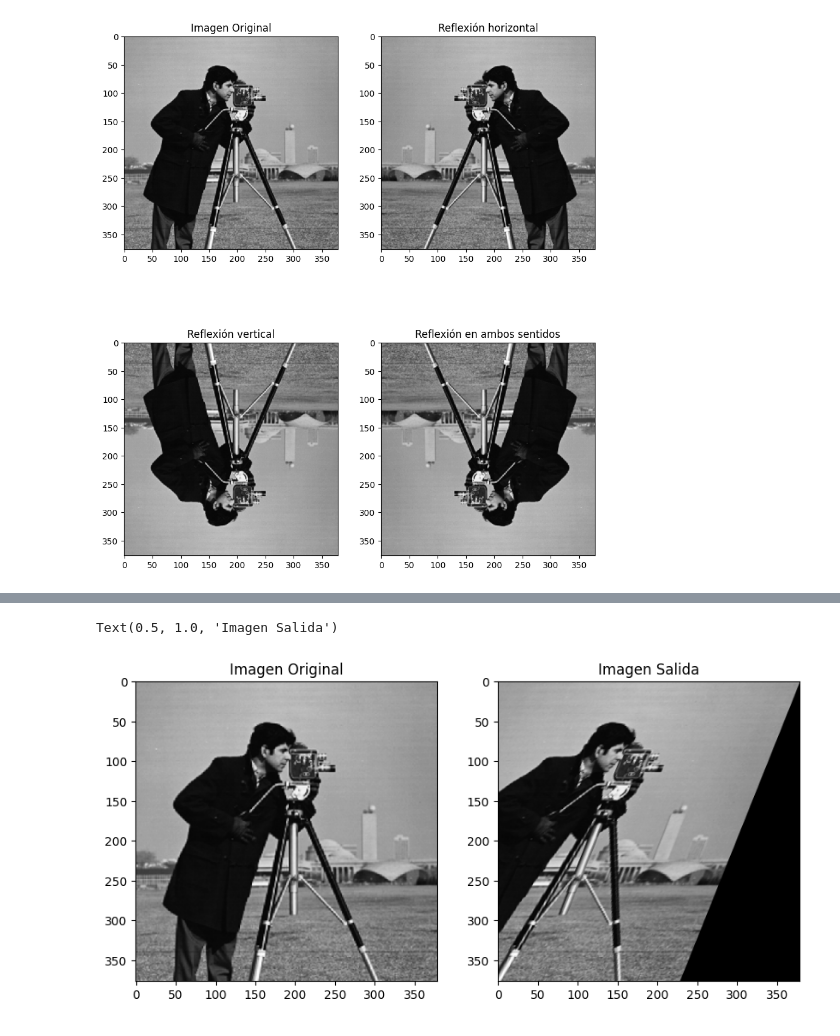
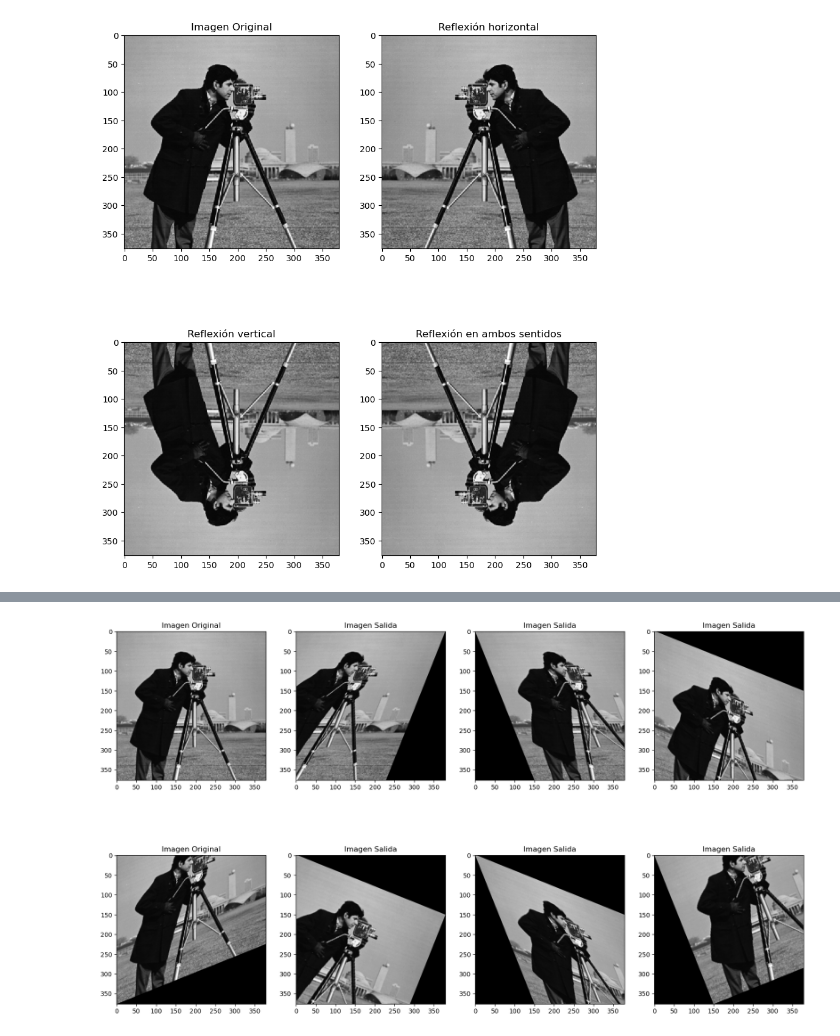
Before and after one commit to MillerQuintero2001/ImageProcessing, a Jupyter notebook: ArtificialVision/Semana_3/Taller/Transformaciones_geometricas.ipynb, the cells around one changed output, grey strips where cells are left out. Saved outputs shown, nothing was run; the diff lists cells and outputs as text; code cells hidden in the pictures.

```diff
--- a/ArtificialVision/Semana_3/Taller/Transformaciones_geometricas.ipynb
+++ b/ArtificialVision/Semana_3/Taller/Transformaciones_geometricas.ipynb
@@ -286,34 +273,74 @@ La Inclinación transforma una región rectangular en un rombo. Sirve para “si
 # %%
-%matplotlib inline
-
-import cv2
-from matplotlib import pyplot as plt
-import numpy as np
-
 #Lectura de imagen de entrada y obtención de filas y columnas
-img =cv2.imread('res/camara.png',cv2.IMREAD_GRAYSCALE)
+img = cv2.imread('res/camara.png',cv2.IMREAD_GRAYSCALE)
 filas,columnas = img.shape
 
 #Con base en la teoría, crear la matriz M de inclinación
-#reemplazando los valores b y d
+#eemplazando los valores b y d
 inc_x = -0.4
-inc_y = 0.0
+inc_y = 0.4
+matriz_afin = np.float32([[1,inc_x,0],
+                          [0,1,0]])
+#Aplicar la matriz generada a la imagen leída
+res1 = cv2.warpAffine(img,matriz_afin,(columnas,filas))
+
+matriz_afin = np.float32([[1,-inc_x,0],
+                          [0,1,0]])
+res2 = cv2.warpAffine(img,matriz_afin,(columnas,filas))
+
+matriz_afin = np.float32([[1,0,0],
+                          [inc_y,1,0]])
+res3 = cv2.warpAffine(img,matriz_afin,(columnas,filas))
+
+matriz_afin = np.float32([[1,0,0],
+                          [-inc_y,1,0]])
+res4 = cv2.warpAffine(img,matriz_afin,(columnas,filas))
+
 matriz_afin = np.float32([[1,inc_x,0],
                           [inc_y,1,0]])
+res5 = cv2.warpAffine(img,matriz_afin,(columnas,filas))
 
-#Aplicar la matriz generada a la imagen leída
-res = cv2.warpAffine(img,matriz_afin,(columnas,filas))
+matriz_afin = np.float32([[1,-inc_x,0],
+                          [inc_y,1,0]])
+res6 = cv2.warpAffine(img,matriz_afin,(columnas,filas))
+
+matriz_afin = np.float32([[1,-inc_x,0],
+                          [-inc_y,1,0]])
+res7 = cv2.warpAffine(img,matriz_afin,(columnas,filas))
 
 #Generar la figura 1x2 y mostrar entrada vs resultados
-fig = plt.figure(figsize=(10,12))
+fig = plt.figure(figsize=(20,24))
 
-plt.subplot(1,2,1)
+plt.subplot(1,4,1)
 plt.imshow(img,cmap='gray')
 plt.title("Imagen Original")
 
-plt.subplot(1,2,2)
-plt.imshow(res,cmap='gray')
-plt.title("Imagen Salida")
+plt.subplot(1,4,2)
+plt.imshow(res1,cmap='gray')
+plt.title("Imagen Salida");
+
+plt.subplot(1,4,3)
+plt.imshow(res2,cmap='gray')
+plt.title("Imagen Salida");
+
+plt.subplot(1,4,4)
+plt.imshow(res3,cmap='gray')
+plt.title("Imagen Salida");
+
+plt.subplot(2,4,5)
+plt.imshow(res4,cmap='gray')
+plt.title("Imagen Original")
+
+plt.subplot(2,4,6)
+plt.imshow(res5,cmap='gray')
+plt.title("Imagen Salida");
+
+plt.subplot(2,4,7)
+plt.imshow(res6,cmap='gray')
+plt.title("Imagen Salida");
+
+plt.subplot(2,4,8)
+plt.imshow(res7,cmap='gray')
+plt.title("Imagen Salida");
 # %% [output]
-Text(0.5, 1.0, 'Imagen Salida')
-[figure, old version]
+[figure, new version]
```
Also changed, not shown: parts of 18 cells of this notebook, 5 other files.
